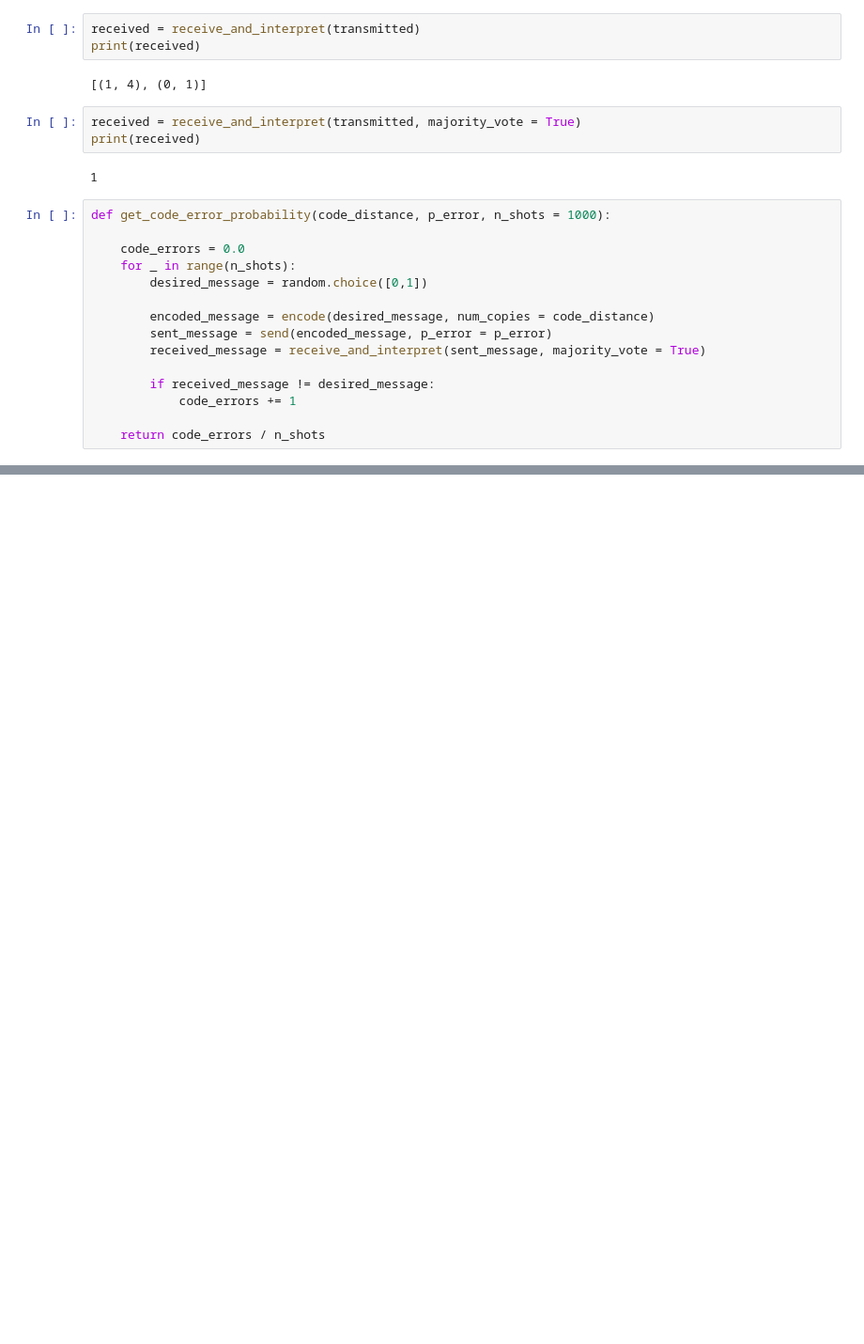
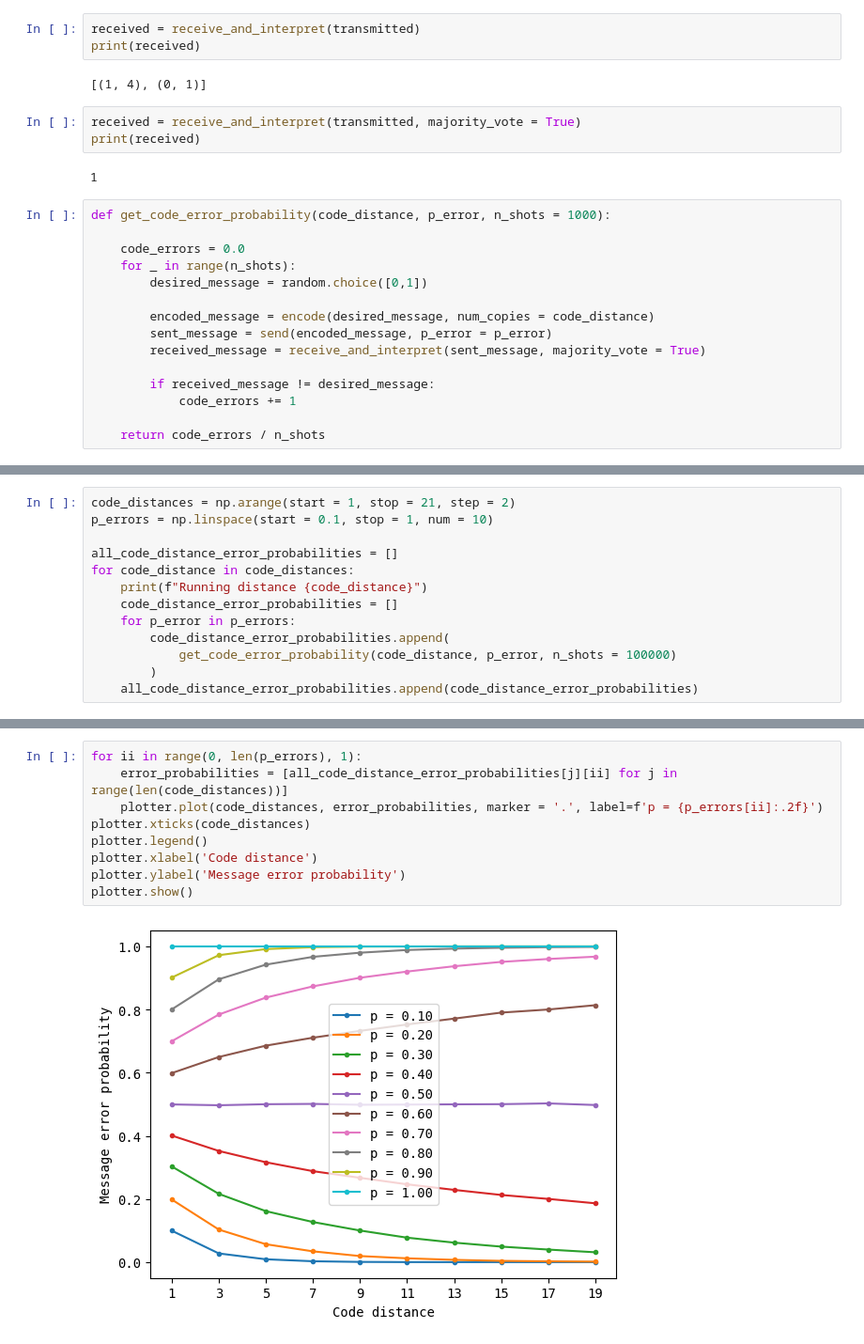
Before and after one commit to seunomonije/deltakit-textbook, a Jupyter notebook: docs/notebooks/classical-intuition.ipynb, the cells around one changed output, grey strips where cells are left out. Shown at 94% size. Drawn from its saved outputs; the diff is of its cells as text; blank space fills up the shorter version.

```diff
--- a/docs/notebooks/classical-intuition.ipynb
+++ b/docs/notebooks/classical-intuition.ipynb
@@ -116,0 +124,13 @@ hv.HoloMap(
+# %%
+code_distances = np.arange(start = 1, stop = 21, step = 2)
+p_errors = np.linspace(start = 0.1, stop = 1, num = 10)
+
+all_code_distance_error_probabilities = []
+for code_distance in code_distances:
+    print(f"Running distance {code_distance}")
+    code_distance_error_probabilities = []
+    for p_error in p_errors:
+        code_distance_error_probabilities.append(
+            get_code_error_probability(code_distance, p_error, n_shots = 100000)
+        )
+    all_code_distance_error_probabilities.append(code_distance_error_probabilities)
@@ -116,0 +148,11 @@ hv.HoloMap(
+# %%
+for ii in range(0, len(p_errors), 1):
+    error_probabilities = [all_code_distance_error_probabilities[j][ii] for j in range(len(code_distances))]
+    plotter.plot(code_distances, error_probabilities, marker = '.', label=f'p = {p_errors[ii]:.2f}')
+plotter.xticks(code_distances)
+plotter.legend()
+plotter.xlabel('Code distance')
+plotter.ylabel('Message error probability')
+plotter.show()
+# %% [output]
+[figure, added]
```
Also changed, not shown: parts of 9 cells of this notebook, 3 other files.
